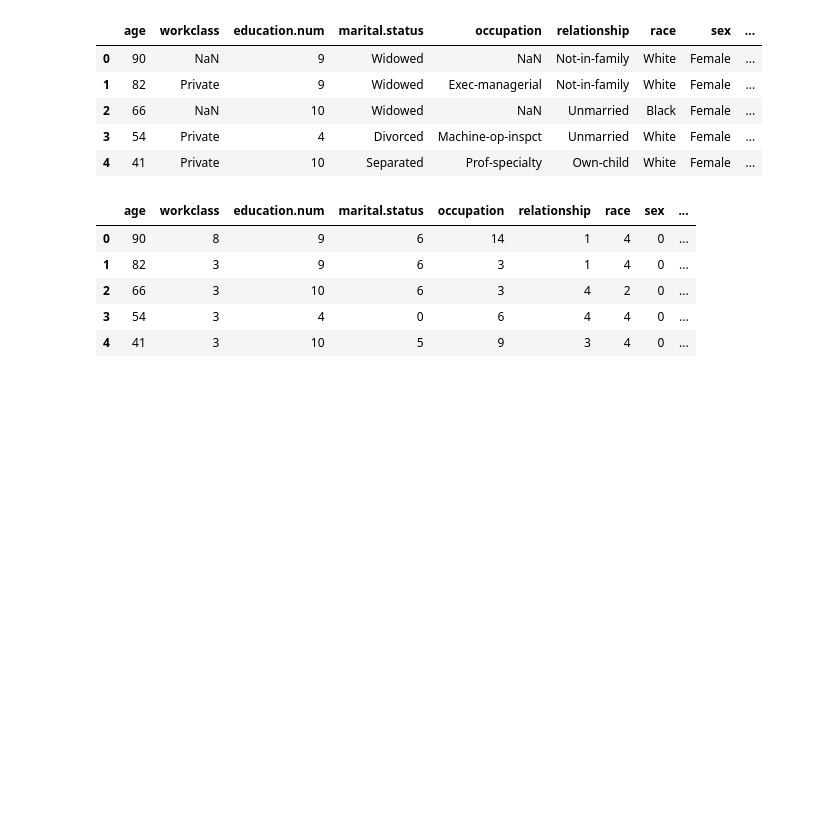
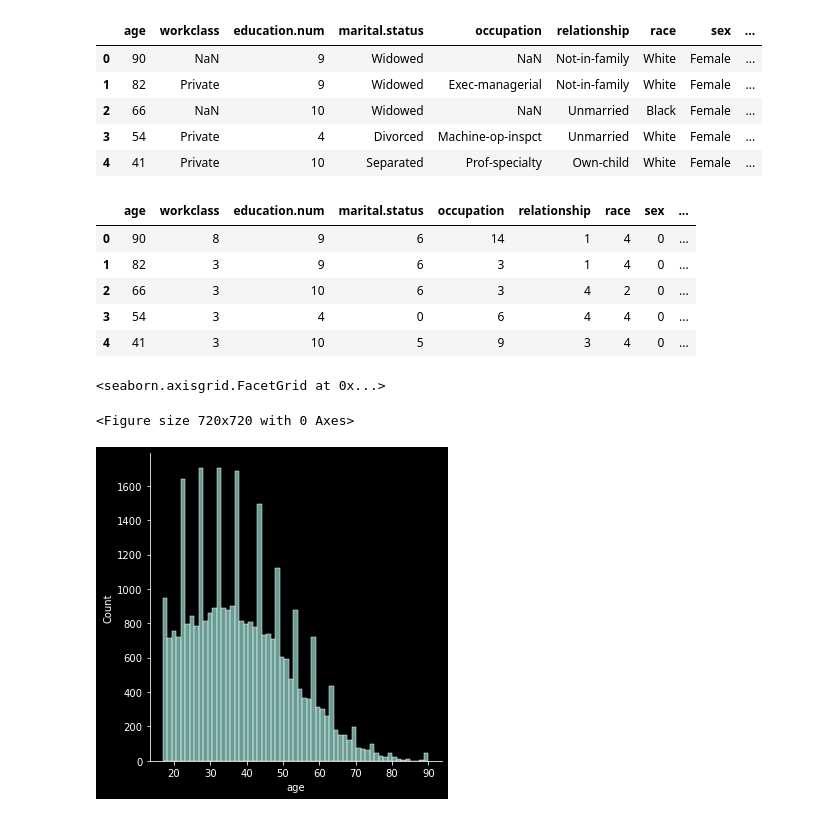
Before and after one commit to Ajayku2grt/EDA, a Jupyter notebook: censusincome/Census Income.ipynb, the cells around one changed output. Drawn from its saved outputs; the diff is of its cells as text; code cells hidden in the pictures; blank space fills up the shorter version.

Commit message:
seaborn

```diff
--- a/censusincome/Census Income.ipynb
+++ b/censusincome/Census Income.ipynb
@@ -191,6 +191,14 @@ df.head()
 | 2 | 66 | 3 | 10 | 6 | 3 | 4 | 2 | 0 | ... |
 | 3 | 54 | 3 | 4 | 0 | 6 | 4 | 4 | 0 | ... |
 | 4 | 41 | 3 | 10 | 5 | 9 | 3 | 4 | 0 | ... |
+# %%
+#plot the histogram to see the distribution of the point data.
+plt.figure(figsize= (10,10))
+sns.displot(df, x="age")
+# %% [output]
+<seaborn.axisgrid.FacetGrid at 0x...>
+<Figure size 720x720 with 0 Axes>
+[figure, added]
 # %%
 # sns.barplot(x = 'income', y = 'age', data = df)
 sns.barplot(x = 'income', y ='age', data = df)
```
Also changed, not shown: parts of 3 cells of this notebook.
